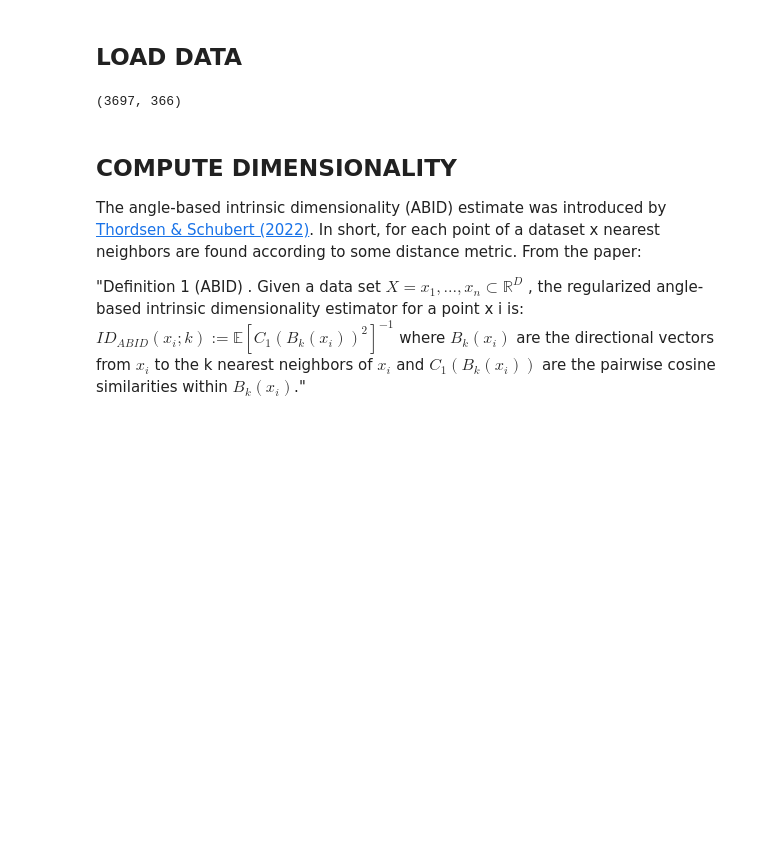
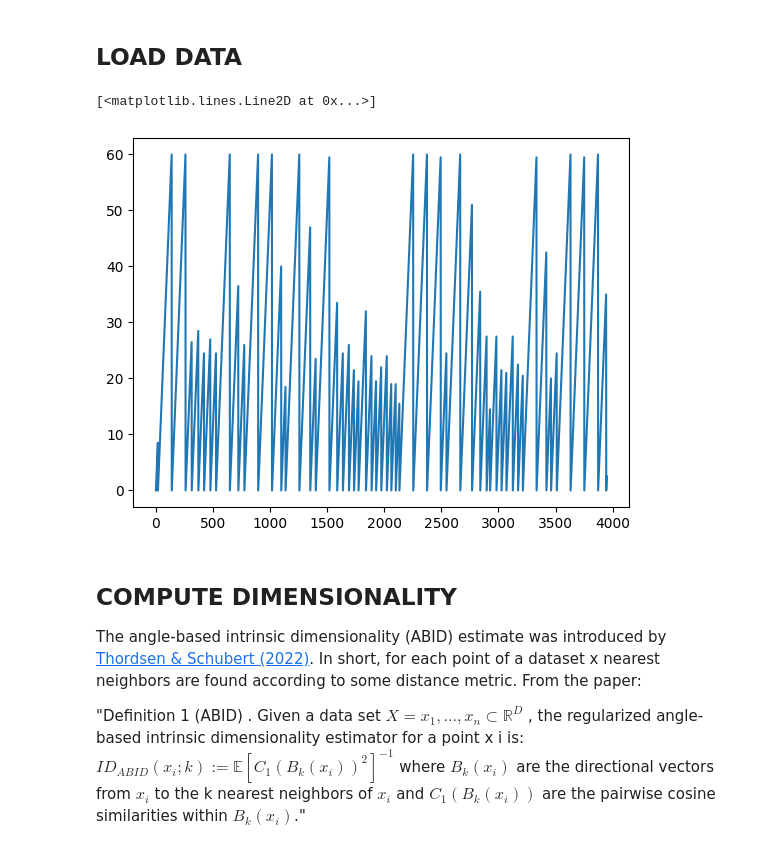
Before and after one commit to Anneser/SpatialInformation, a Jupyter notebook: scripts/04_DimensionalityAnalysis.ipynb, the cells around one changed output. Drawn from its saved outputs; the diff is of its cells as text; code cells hidden in the pictures; blank space fills up the shorter version.

```diff
--- a/scripts/04_DimensionalityAnalysis.ipynb
+++ b/scripts/04_DimensionalityAnalysis.ipynb
@@ -31,7 +34,3 @@ dff, bh = si.load_data(Path('..\\data\\processed_datasets\\20240903_Dc_1\\'))
 bh = si.remove_interpolated_values(bh, n_corr=2)
 bh = si.add_trial_column(bh)
 activity_data, spatial_data = si.temporal_binning(dff, bh, sec_per_bin=0.5, only_moving=False)
-# %%
-np.shape(activity_data)
-# %% [output]
-(3697, 366)
@@ -38,3 +99,8 @@ np.shape(activity_data)
+# %%
+plt.plot(trial_time)
+# %% [output]
+[<matplotlib.lines.Line2D at 0x...>]
+[figure, added]
 # %% [markdown]
 ## COMPUTE DIMENSIONALITY
 The angle-based intrinsic dimensionality (ABID) estimate was introduced by [Thordsen & Schubert (2022)](https://doi.org/10.1016/j.is.2022.101989). In short, for each point of a dataset x nearest neighbors are found according to some distance metric. From the paper:
```
Also changed, not shown: parts of 11 cells of this notebook, 4 other files.
